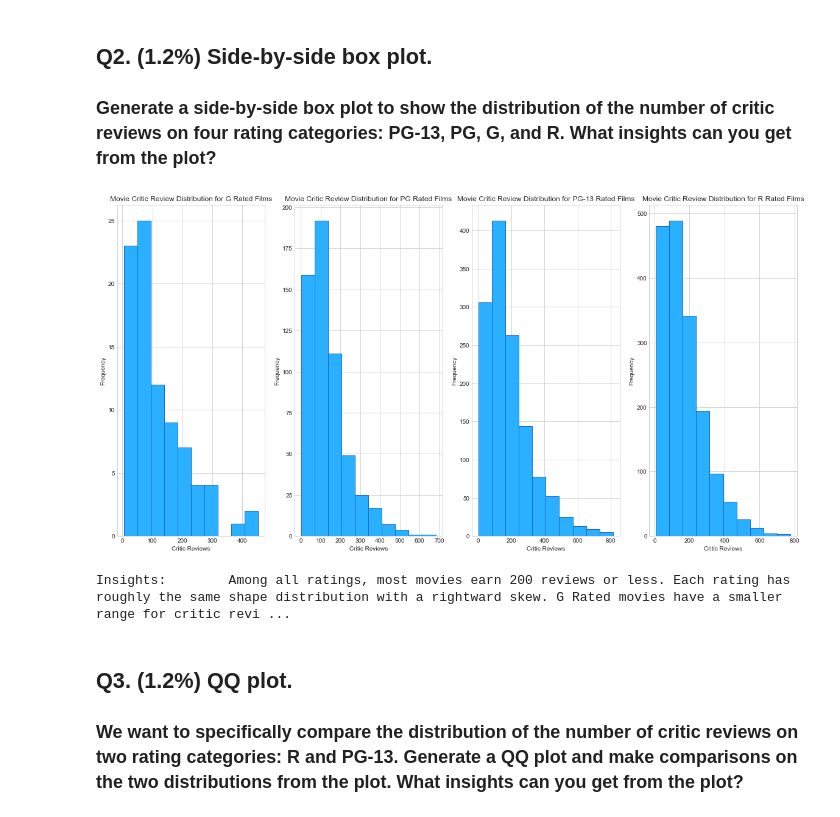
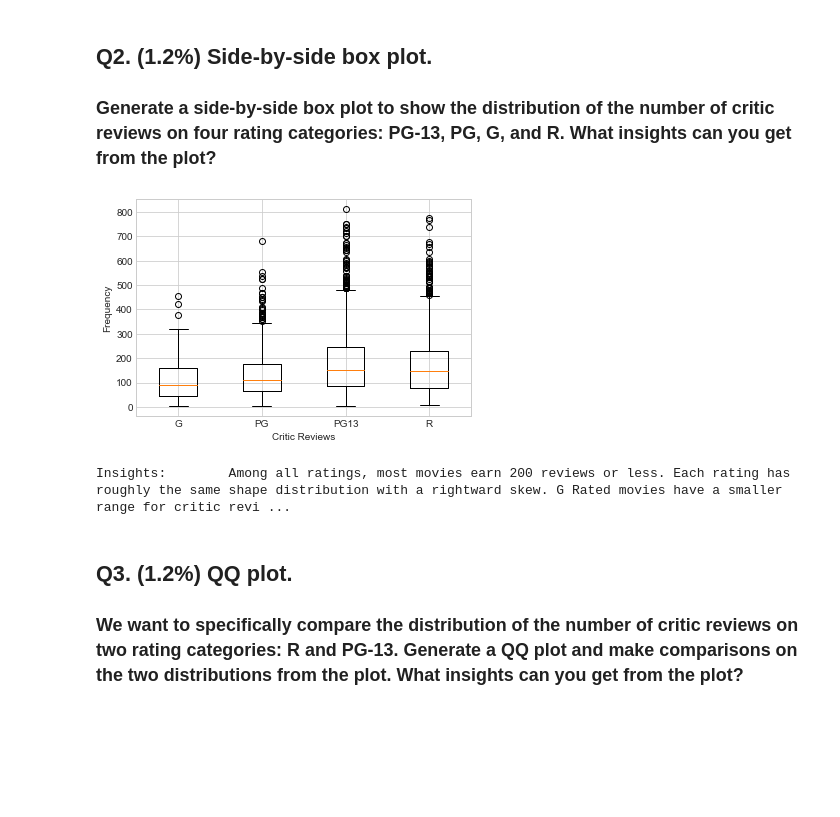
Before and after one commit to carlit-os/datasci_hw2_plots, a Jupyter notebook: HW2.ipynb, the cells around one changed output. Cells and saved outputs as stored; diff of their text form; code cells hidden in the pictures; blank space fills up the shorter version.

Commit message:
boxplots showing up

```diff
--- a/HW2.ipynb
+++ b/HW2.ipynb
@@ -48,57 +48,46 @@ Almost all movies included in this data are in between 80 and 120 minutes long.
 # %%
 df_Grated = df_im[df_im["content_rating"] == "G"]
 df_PGrated = df_im[df_im["content_rating"] == "PG"]
 df_pg13rated = df_im[df_im["content_rating"] == "PG-13"]
 df_Rrated = df_im[df_im["content_rating"] == "R"]
 
 df_gCritics = df_Grated["num_critic_for_reviews"]
 df_pgCritics = df_PGrated["num_critic_for_reviews"]
 df_pg13Critics = df_pg13rated["num_critic_for_reviews"]
 df_rCritics = df_Rrated["num_critic_for_reviews"]
 
+ratingData = {} #hashmap to hold all box plots
+
 gCritics = df_gCritics.tolist()
+ratingData["G"]=gCritics
+
 pgCritics  = df_pgCritics.tolist()
+ratingData["PG"]=pgCritics
+
 pg13Critics = df_pg13Critics.tolist()
+ratingData["PG13"]=pg13Critics
+
 rCritics = df_rCritics.tolist()
+ratingData["R"]=rCritics
 
-plt.style.use('seaborn-whitegrid')
+fig,ax = plt.subplots()
 
-plt.figure(figsize=(20,10))
-plt.subplot(1,4,1)
-plt.hist(gCritics,facecolor="#2ab0ff" ,edgecolor='#196acf')
-plt.title("Movie Critic Review Distribution for G Rated Films")
-plt.xlabel('Critic Reviews')
-plt.ylabel("Frequency")
-
-plt.subplot(1,4,2)
-plt.hist(pgCritics,facecolor="#2ab0ff" ,edgecolor='#196acf')
-plt.title("Movie Critic Review Distribution for PG Rated Films")
-plt.xlabel('Critic Reviews')
-plt.ylabel("Frequency")
-
-plt.subplot(1,4,3)
-plt.hist(pg13Critics,facecolor="#2ab0ff" ,edgecolor='#196acf')
-plt.title("Movie Critic Review Distribution for PG-13 Rated Films")
-plt.xlabel('Critic Reviews')
-plt.ylabel("Frequency")
-
-plt.subplot(1,4,4)
-plt.hist(rCritics,facecolor="#2ab0ff" ,edgecolor='#196acf')
-plt.title("Movie Critic Review Distribution for R Rated Films")
+ax.boxplot(ratingData.values())
+ax.set_xticklabels(ratingData.keys())
 
 
 plt.xlabel('Critic Reviews')
 plt.ylabel("Frequency")
 
 plt.show()
 
 
 
 ##TODO change to boxplots
 insights = 'Among all ratings, most movies earn 200 reviews or less. Each rating has roughly the same shape distribution with a rightward skew. G Rated movies have a smaller range for critic review counts, capping at just over 400. '
 print('Insights:\t', insights)
 # %% [output]
-[figure, old version]
+[figure, new version]
 Insights:        Among all ratings, most movies earn 200 reviews or less. Each rating has roughly the same shape distribution with a rightward skew. G Rated movies have a smaller range for critic revi ...
 # %% [markdown]
 ## Q3. (1.2%) QQ plot.
```
